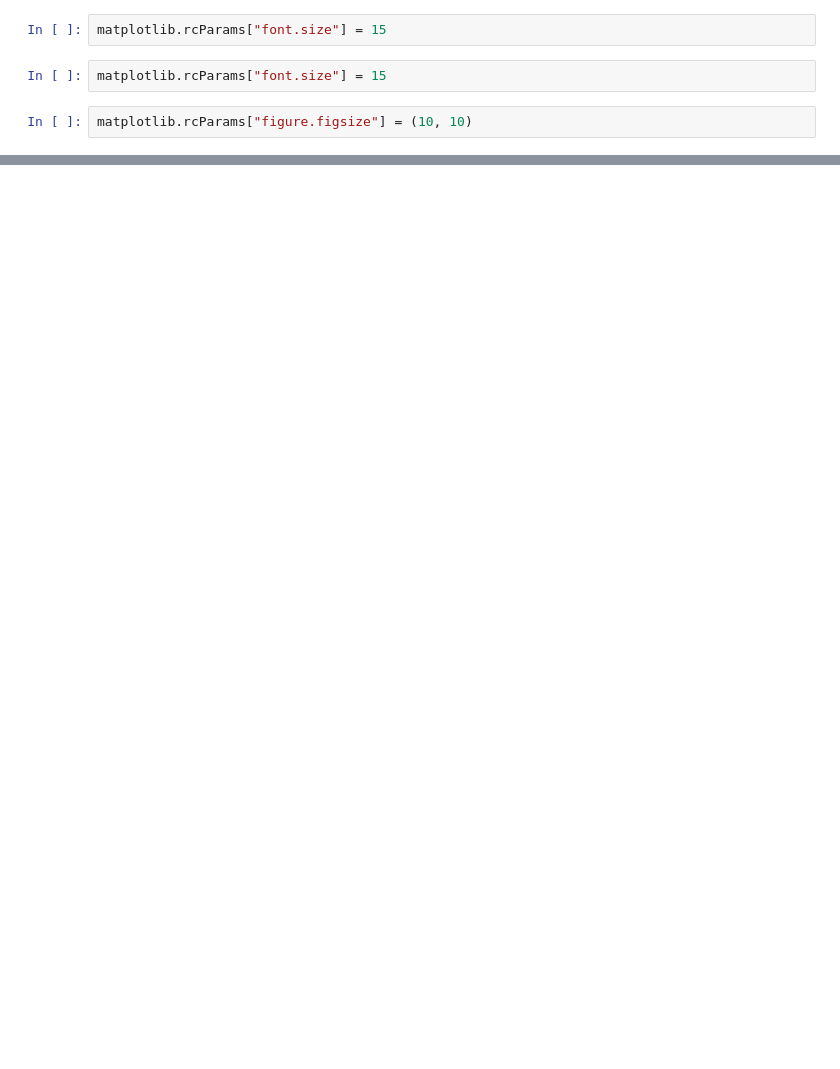
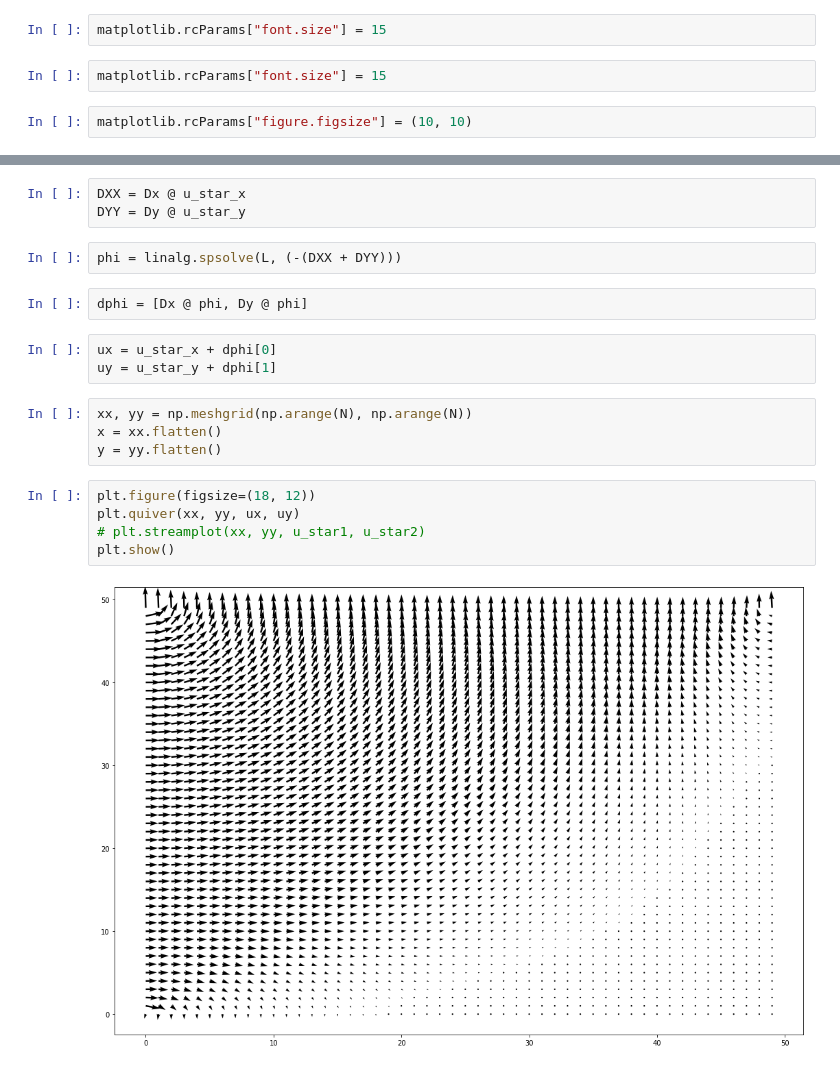
Before and after one commit to Zaptos27/Numerical_methods_project, a Jupyter notebook: flow.ipynb, the cells around one changed output, grey strips where cells are left out. Cells and saved outputs as stored; diff of their text form; blank space fills up the shorter version.

```diff
--- a/flow.ipynb
+++ b/flow.ipynb
@@ -24,0 +73,21 @@ def gradient(p, index):
+# %%
+DXX = Dx @ u_star_x
+DYY = Dy @ u_star_y
+# %%
+phi = linalg.spsolve(L, (-(DXX + DYY)))
+# %%
+dphi = [Dx @ phi, Dy @ phi]
+# %%
+ux = u_star_x + dphi[0]
+uy = u_star_y + dphi[1]
+# %%
+xx, yy = np.meshgrid(np.arange(N), np.arange(N))
+x = xx.flatten()
+y = yy.flatten()
+# %%
+plt.figure(figsize=(18, 12))
+plt.quiver(xx, yy, ux, uy)
+# plt.streamplot(xx, yy, u_star1, u_star2)
+plt.show()
+# %% [output]
+[figure, added]
```
Also changed, not shown: parts of 11 cells of this notebook.
